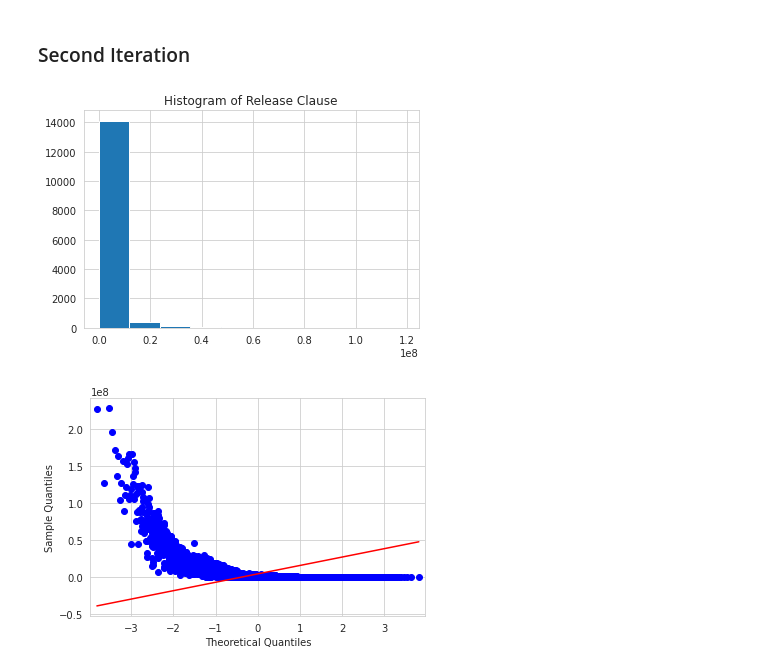
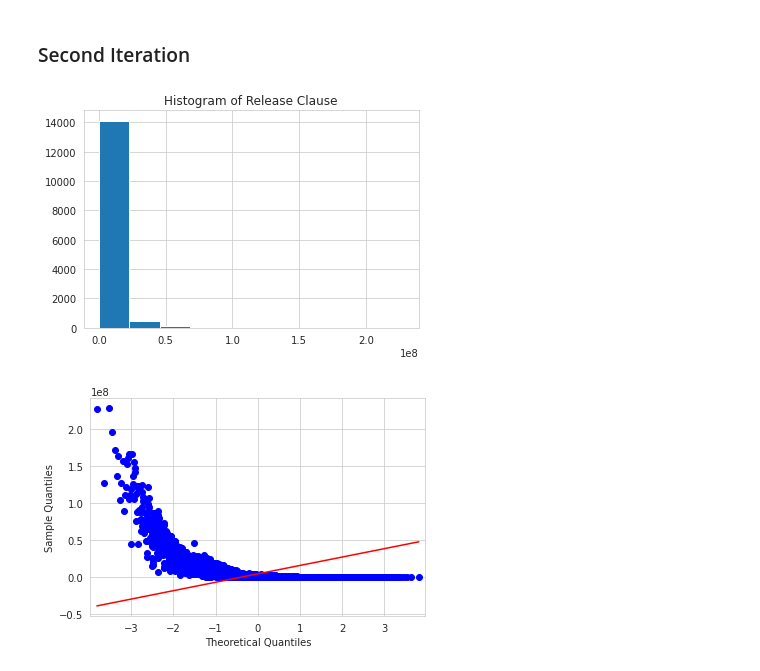
Before and after one commit to ChristoRay/ChrisPortofolioForDS, a Jupyter notebook: Fifa 19 Project/EDA_on_Outfield_DF.ipynb, the cells around one changed output. Drawn from its saved outputs; the diff is of its cells as text; code cells hidden in the pictures.

```diff
--- a/Fifa 19 Project/EDA_on_Outfield_DF.ipynb
+++ b/Fifa 19 Project/EDA_on_Outfield_DF.ipynb
@@ -423,11 +423,11 @@ from scipy.stats import normaltest
 from scipy.stats import boxcox
 # %%
 #let's see the distribution of Release Clause, does it follows normal dist ?
-plt.hist(x,bins=10)
+plt.hist(y,bins=10)
 plt.title('Histogram of Release Clause')
 plt.show()
 # %% [output]
-[figure, old version]
+[figure, new version]
 # %%
 #from histogram looks like it is really right skewed, how about qq plot ?
 qqplot(y, line = 's')
```
Also changed, not shown: parts of 5 cells of this notebook.
